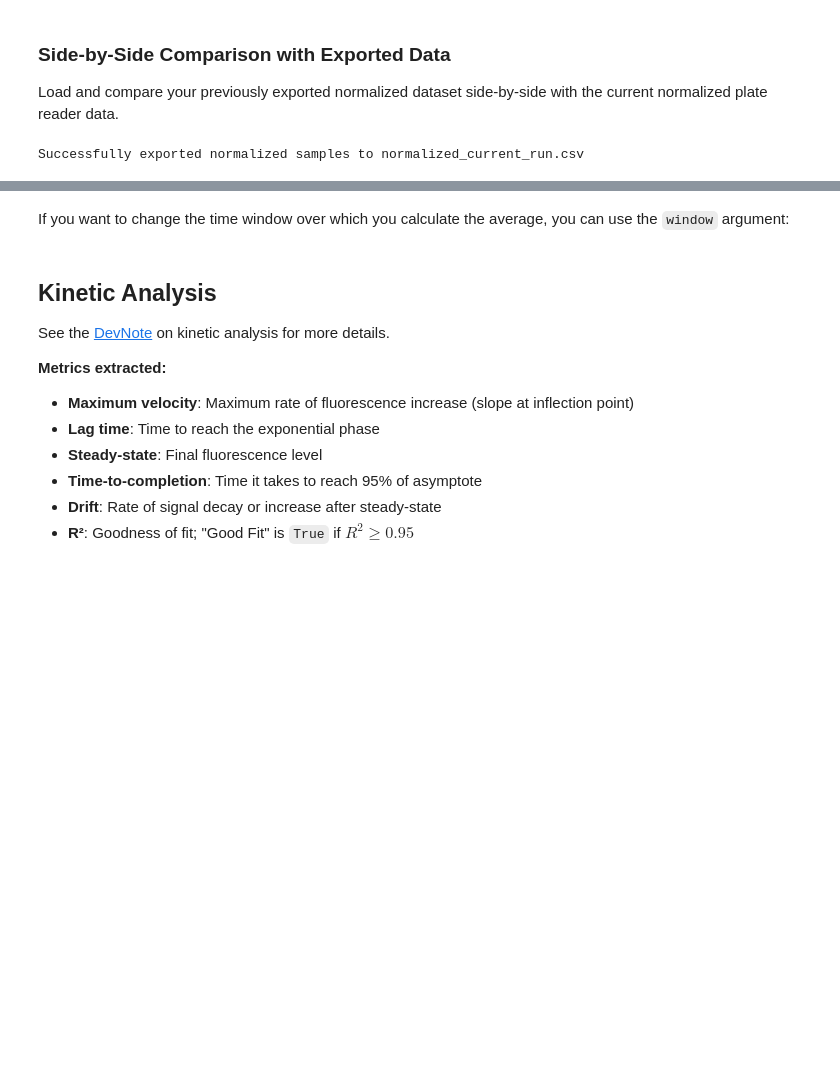
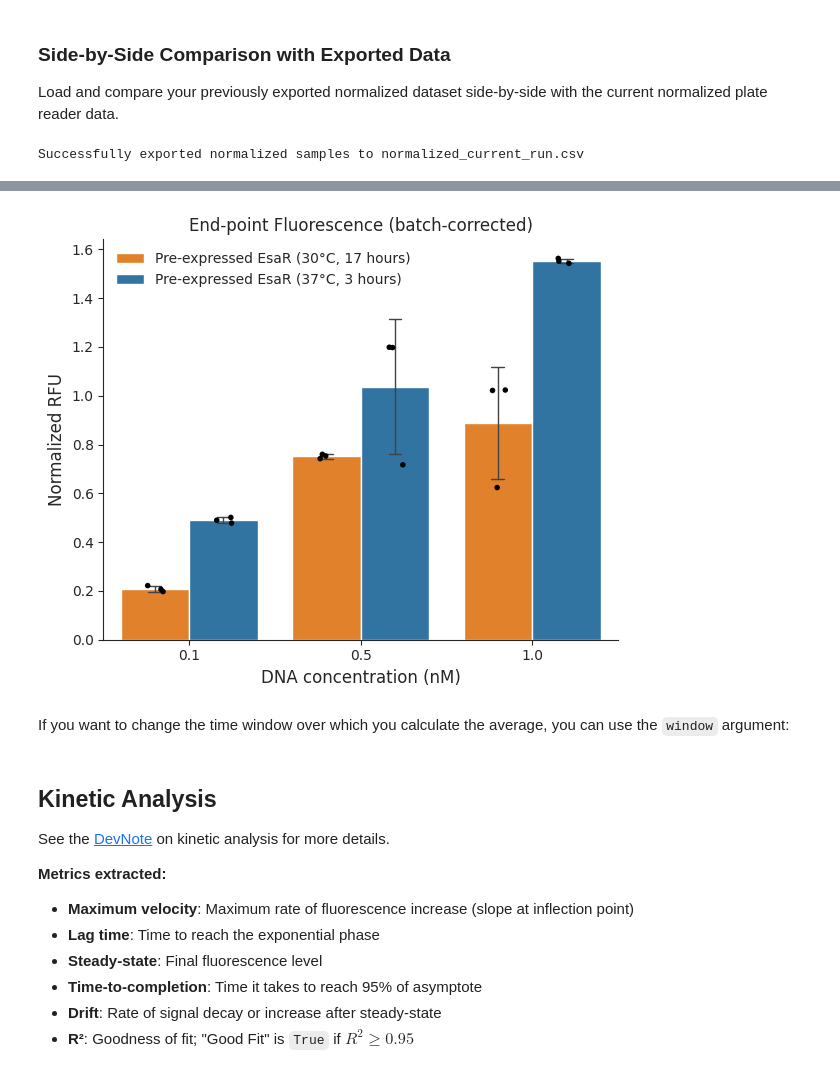
Before and after one commit to nucleus-eng/devstudio-board, a Jupyter notebook: devnotes/devnote-cn-20260924-20261001/experiments/20260926-dna-titration-esar-spent/platereader.ipynb, the cells around one changed output, grey strips where cells are left out. Drawn from its saved outputs; the diff is of its cells as text; code cells hidden in the pictures; blank space fills up the shorter version.

```diff
--- a/devnotes/devnote-cn-20260924-20261001/experiments/20260926-dna-titration-esar-spent/platereader.ipynb
+++ b/devnotes/devnote-cn-20260924-20261001/experiments/20260926-dna-titration-esar-spent/platereader.ipynb
@@ -523,3 +1273,101 @@ plt.show()
+# %%
+#| label: cn-20260926-fig3
+
+import matplotlib.pyplot as plt
+import pandas as pd
+import seaborn as sns
+
+# =============================================================================
+# CONFIG
+# =============================================================================
+DATASETS = {
+    "Pre-expressed EsaR (30°C, 17 hours)": "normalized_current_run.csv",
+    "Pre-expressed EsaR (37°C, 3 hours)": "normalized_samples_only.csv",
+}
+CONSTRUCT = "[EsaO]2-mNG"
+DNA_CONCS = ["0.1", "0.5", "1"]
+REFERENCE = "mNG"
+N_LAST_READS = 4
+Y_COL = "Data_normalized"
+
+PALETTE = ["tab:orange", "tab:blue"]
+
+FONT_FAMILY = "DejaVu Sans"
+BASE_FONTSIZE = 10
+TITLE_FONTSIZE = 12
+LABEL_FONTSIZE = 12
+
+TITLE = "End-point Fluorescence (batch-corrected)"
+X_LABEL = "DNA concentration (nM)"
+Y_LABEL = "Normalized RFU"
+ERRORBAR = "sd"
+SHOW_POINTS = True
+FIGSIZE = (6, 5)
+OUTFILE = "steady_state_yield_batch_corrected.png"
+DPI = 200
+# =============================================================================
+
+plt.rcParams.update({
+    "font.family": "sans-serif",
+    "font.sans-serif": [FONT_FAMILY],
+    "font.size": BASE_FONTSIZE,
+    "axes.titlesize": TITLE_FONTSIZE,
+    "axes.labelsize": LABEL_FONTSIZE,
+    "legend.fontsize": BASE_FONTSIZE,
+})
+PREP_COLORS = dict(zip(DATASETS, PALETTE))
+
+
+def steady_state_yield_per_well(path, n_reads=N_LAST_READS):
+    df = pd.read_csv(path)
+    df["Time_hrs"] = pd.to_timedelta(df["Time"]).dt.total_seconds() / 3600
+    return (df.sort_values("Time_hrs").groupby(["Name", "Well"])
+              .tail(n_reads).groupby(["Name", "Well"])[Y_COL].mean().reset_index())
+
+
+# ----------------------------------------------------------------------------
+# Batch-correction factors from the mNG (-EsaR) control
+# ----------------------------------------------------------------------------
+wells_by_prep = {label: steady_state_yield_per_well(path) for label, path in DATASETS.items()}
+ref_means = pd.Series({label: w.loc[w["Name"] == REFERENCE, Y_COL].mean()
+                       for label, w in wells_by_prep.items()})
+scale = ref_means.mean() / ref_means   # rescale every file to the average mNG level
+
+# ----------------------------------------------------------------------------
+# Corrected per-well values
+# ----------------------------------------------------------------------------
+rows = []
+for label, wells in wells_by_prep.items():
+    for conc in DNA_CONCS:
+        name = f"{CONSTRUCT} + {conc}nM DNA + AHSL"
+        for v in wells.loc[wells["Name"] == name, Y_COL]:
+            rows.append({"EsaR prep": label, "DNA_conc_nM": float(conc),
+                         "Yield": v * scale[label]})
+
+yield_wells = pd.DataFrame(rows)
+
+# ----------------------------------------------------------------------------
+# Plot
+# ----------------------------------------------------------------------------
+fig, ax = plt.subplots(figsize=FIGSIZE)
+kw = dict(data=yield_wells, x="DNA_conc_nM", y="Yield", hue="EsaR prep",
+          hue_order=list(DATASETS), ax=ax)
+sns.barplot(**kw, palette=PREP_COLORS, errorbar=ERRORBAR, capsize=0.15,
+            err_kws={"linewidth": 1})
+if SHOW_POINTS:
+    sns.stripplot(**kw, palette={p: "black" for p in DATASETS},
+                  dodge=True, size=4, legend=False)
+
+ax.set(xlabel=X_LABEL, ylabel=Y_LABEL)
+ax.set_title(TITLE)
+ax.legend(title=None, frameon=False)
+
+sns.despine(fig)
+fig.tight_layout()
+fig.savefig(OUTFILE, dpi=DPI, bbox_inches="tight")
+plt.show()
+# %% [output]
+[figure, added]
 # %% [markdown]
 If you want to change the time window over which you calculate the average, you can use the `window` argument:
 # %%
```
Also changed, not shown: parts of 8 cells of this notebook, 8 other files.
